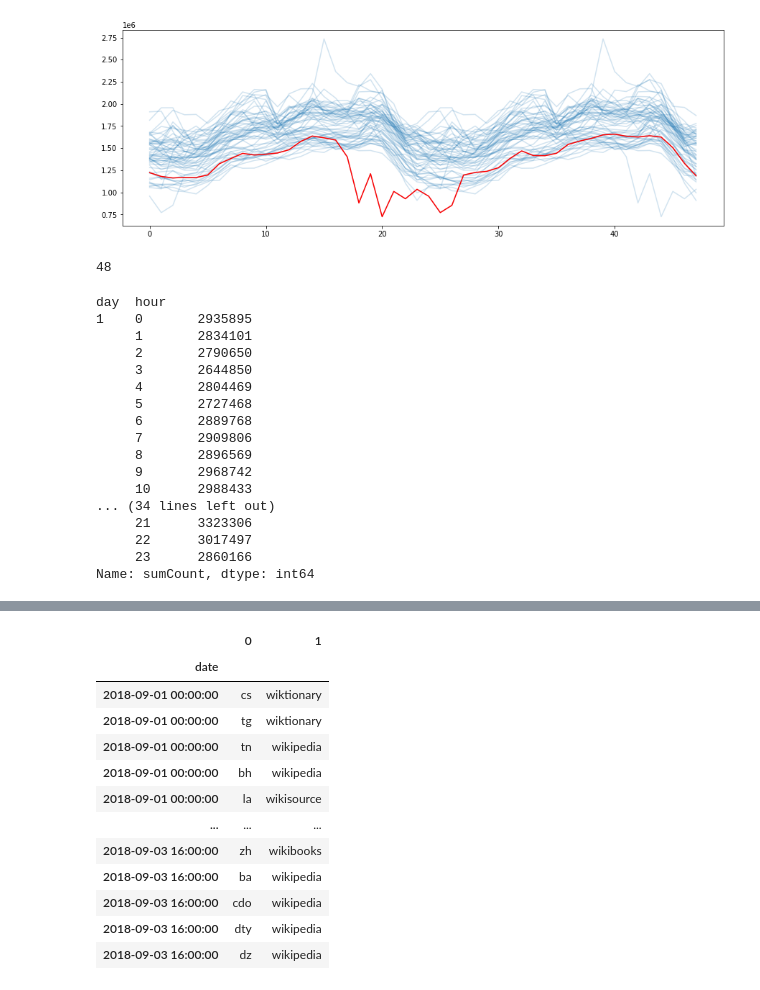
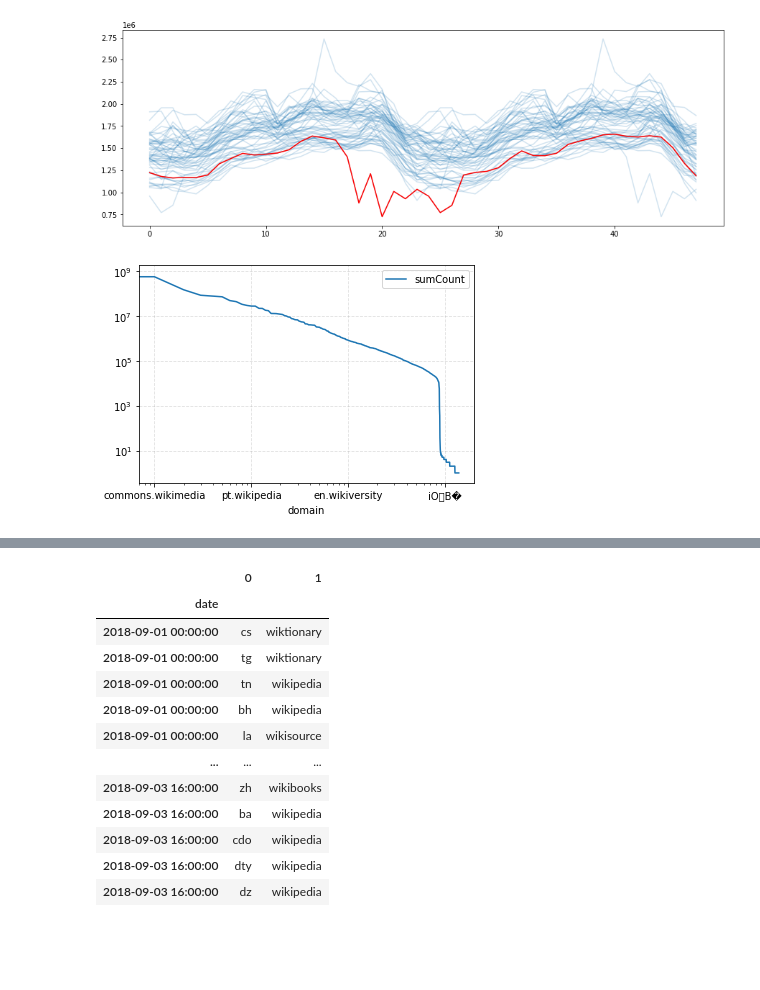
Before and after one commit to charelF/LSDEW4, a Jupyter notebook: exploration/charel/charel_attack_exploration.ipynb, the cells around one changed output, grey strips where cells are left out. Drawn from its saved outputs; the diff is of its cells as text; code cells hidden in the pictures; blank space fills up the shorter version.

Commit message:
working on domains

```diff
--- a/exploration/charel/charel_attack_exploration.ipynb
+++ b/exploration/charel/charel_attack_exploration.ipynb
@@ -124,7 +115,3 @@ ax.plot(x, attack_per_hour, color="red")
 plt.show()
 # %% [output]
 [figure]
-# %%
-getdfcols(df4.loc[day:nextday])[0].size
-# %% [output]
-48
@@ -133,20 +118,6 @@ np.array([(1,2), (3,4)])
-# %%
-df4.loc[1:2]
-# %% [output]
-day  hour
-1    0       2935895
-     1       2834101
-     2       2790650
-     3       2644850
-     4       2804469
-     5       2727468
-     6       2889768
-     7       2909806
-     8       2896569
-     9       2968742
-     10      2988433
-... (34 lines left out)
-     21      3323306
-     22      3017497
-     23      2860166
-Name: sumCount, dtype: int64
+# %%
+dfg = df2.groupby("domain").sum("sumCount").sort_values("sumCount", ascending=False)
+dfg.plot(loglog=True)
+plt.grid(linestyle="--", alpha=0.4)
+# %% [output]
+[figure, added]
```
Also changed, not shown: parts of 8 cells of this notebook.
